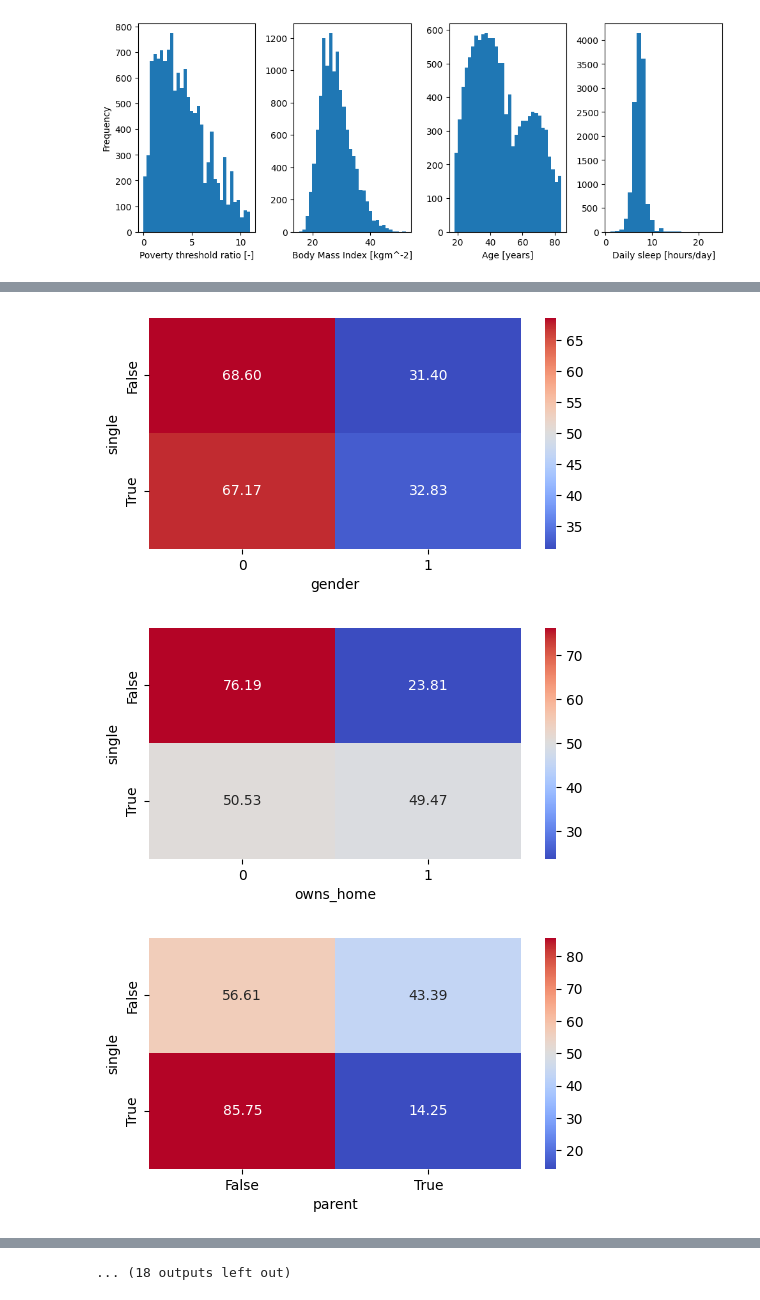
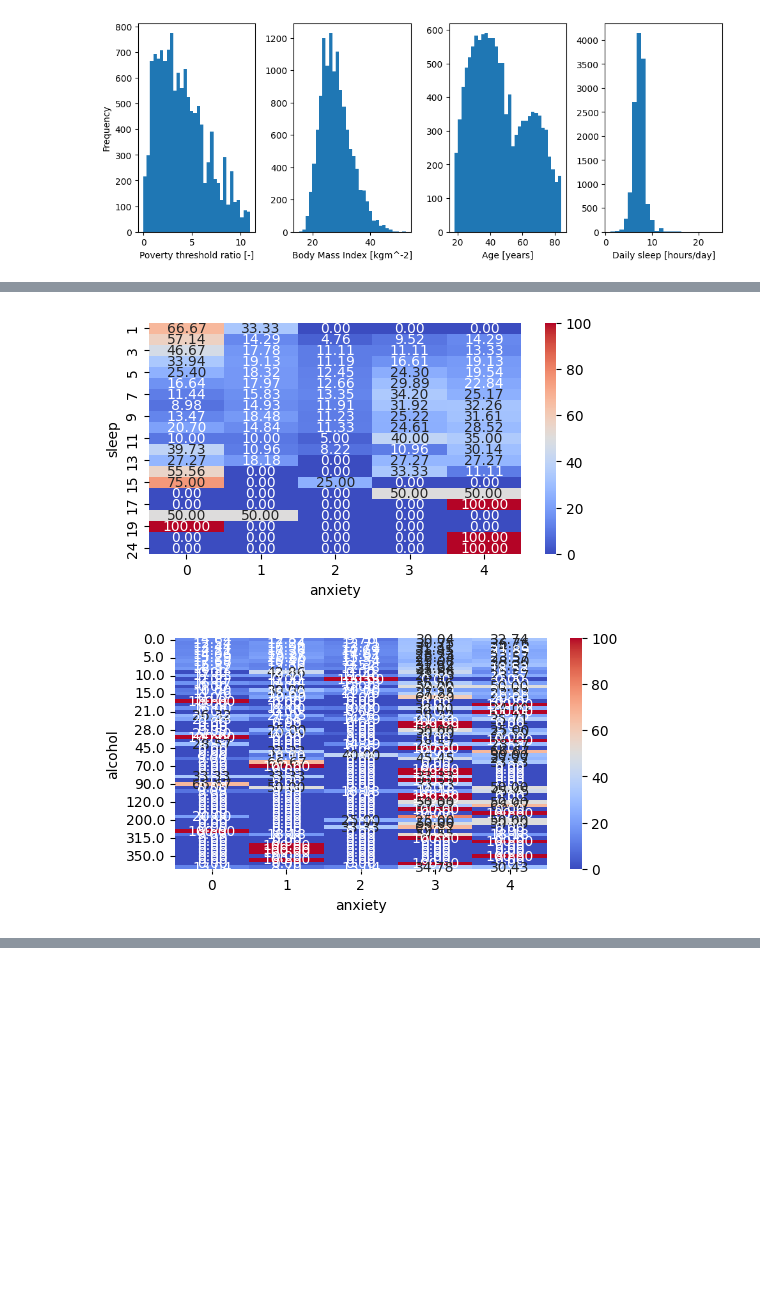
Before and after one commit to simontitk/datamining-2, a Jupyter notebook: src/test.ipynb, the cells around one changed output, grey strips where cells are left out. Cells and saved outputs as stored; diff of their text form; code cells hidden in the pictures; blank space fills up the shorter version.

```diff
--- a/src/test.ipynb
+++ b/src/test.ipynb
@@ -189,10 +191,11 @@ del df["pregnant"] """
 # %% [output]
 ' del df["weight"]\ndel df["height"]\ndel df["pregnant"] '
 # %%
-
+df["anxiety"] = df["anxiety"]  -1
 df["life_sat"] = df["life_sat"] - 1
 df["gender"] = df["gender"] - 1
 df["owns_home"] = df["owns_home"] - 1
+df["insurance"] = df["insurance"] - 1
 # %%
 fig, axs = plt.subplots(1, 4, figsize=(10, 4))
 axs[0].hist(df["poverty"], bins=32)
@@ -251,3 +251,7 @@ df.head()
 | 10 | 88.450440 | 1.7272 | NaN | 81 | 0 | 1 | True | 0 | False | 4 | ... |
 | 11 | 90.718400 | 1.8034 | NaN | 68 | 0 | 1 | True | 0 | False | 5 | ... |
 | 18 | 72.574720 | 1.7018 | NaN | 27 | 0 | 4 | True | 1 | False | 4 | ... |
+# %%
+df2 = df.copy()
+df2["alcohol_bin"] = (df2["alcohol"] // 140).astype(int)
+df2["sleep_bin"] = (df2["sleep"] // 8).astype(int)
@@ -254,13 +267,15 @@ df.head()
 # %%
-categorical_features = ["gender", "single", "owns_home", "parent", "depression", "life_sat"]
-for f1 in categorical_features:
-    for f2 in categorical_features:
-        if f1 != f2:
-            tab = pd.crosstab(df[f1], df[f2], normalize="index") * 100
-            try:
-                plt.figure(figsize=(6, 3))
-                sns.heatmap(tab, fmt='.2f', cmap='coolwarm', annot=True)
-                plt.show()
-            except Exception as e:
-                print(e)
+target = "anxiety"
+categorical_features = [
+    "sleep_bin","alcohol_bin", "health_sat", "gender", "insurance", "sleep", "alcohol"
+]
+
+bad_features = [
+    "education", "single", "owns_home", "parent", "depression", "life_sat",
+]
+for f in categorical_features:
+    tab = pd.crosstab(df2[f], df2[target], normalize="index") * 100
+    plt.figure(figsize=(6, 3))
+    sns.heatmap(tab, fmt='.2f', cmap='coolwarm', annot=True)
+    plt.show()
 # %% [output]
@@ -272,3 +287,2 @@ for f1 in categorical_features:
-[figure, old version]
+[figure, new version]
-[figure, old version]
+[figure, new version]
-[figure, removed]
@@ -279,4 +289,3 @@ for f1 in categorical_features:
-... (18 outputs left out)
 # %%
 fig, ax = plt.subplots(1)
 ax.scatter(df["poverty"], df["alcohol"])
```
Also changed, not shown: parts of 7 cells of this notebook, 1 other file.
